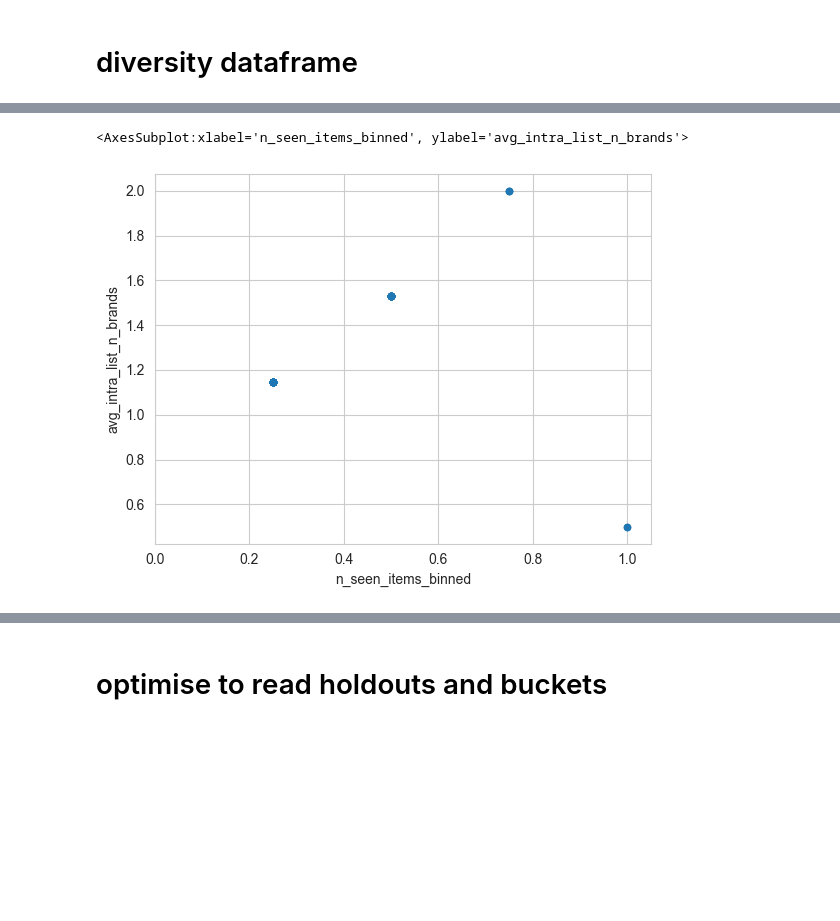
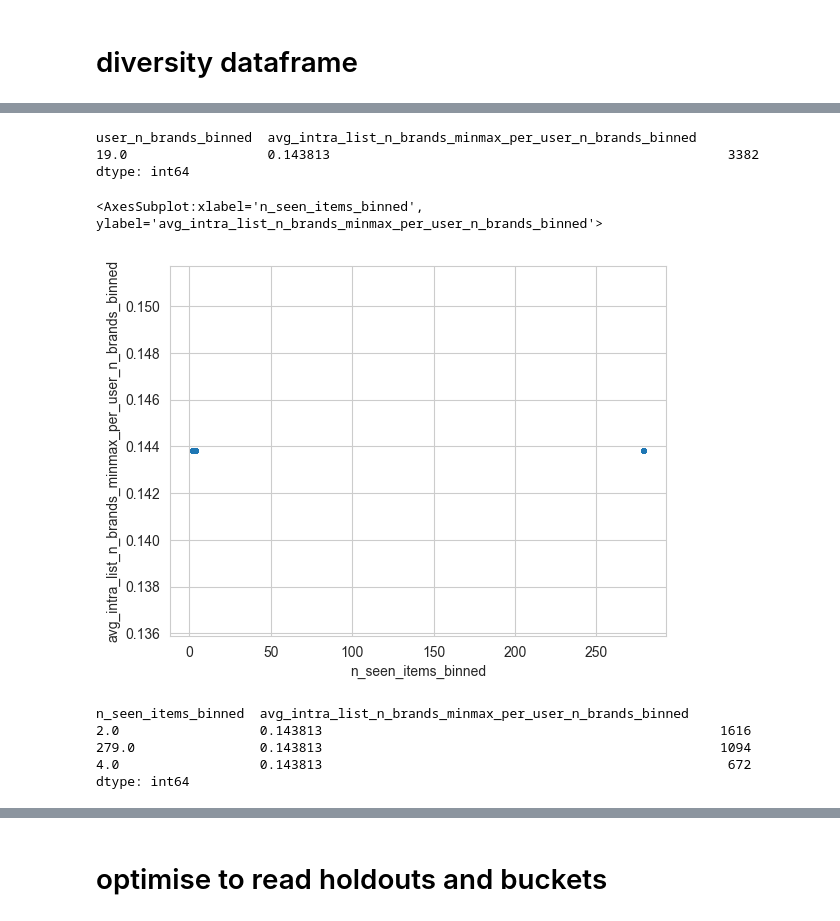
Before and after one commit to mariajoaolavoura/measuring_forgetting, a Jupyter notebook: notebooks/ADM - calculating diversity.ipynb, the cells around one changed output, grey strips where cells are left out. Drawn from its saved outputs; the diff is of its cells as text; code cells hidden in the pictures; blank space fills up the shorter version.

Commit message:
re writing code to make it faster + minmax scaler

```diff
--- a/notebooks/ADM - calculating diversity.ipynb
+++ b/notebooks/ADM - calculating diversity.ipynb
@@ -1149,15 +1328,23 @@ diversity_df
 # %%
 def get_avg_recdiv_per_bin(df, rec_div_col, bin_col):
     avg_recdiv_bin_col = 'avg_'+rec_div_col+'_per_'+bin_col
-    avg_recdiv_per_bin = df[[bin_col, rec_div_col]].groupby(bin_col).mean().reset_index()
-    avg_recdiv_per_bin.columns = [bin_col, avg_recdiv_bin_col]
-    return avg_recdiv_per_bin
+    avg_recdiv_per_bin = df[['bucket_idx','holdout_idx',bin_col, rec_div_col]]\
+                            .groupby(['bucket_idx','holdout_idx', bin_col])\
+                                .mean().reset_index()
+    avg_recdiv_per_bin.columns = ['bucket_idx','holdout_idx',bin_col, avg_recdiv_bin_col]
+    return avg_recdiv_per_bin, avg_recdiv_bin_col
 # %%
 # avg_recdiv_profilebin_col = 'avg_'+rec_div_col+'_per_'+user_profile_size_bin_col
 # avg_recdiv_per_profilebin = diversity_df[[user_profile_size_bin_col, rec_div_col]].groupby(user_profile_size_bin_col).mean().reset_index()
 # avg_recdiv_per_profilebin.columns = [user_profile_size_bin_col, avg_recdiv_profilebin_col]
 # avg_recdiv_per_profilebin
 
-avg_recdiv_per_profilebin = get_avg_recdiv_per_bin(diversity_df, rec_div_col, user_profile_size_bin_col)
-avg_recdiv_per_profilebin
+print('scaled:\n',get_avg_recdiv_per_bin(diversity_df, rec_div_col_minmax, user_profile_size_bin_col))
+print('NOT scaled:\n',get_avg_recdiv_per_bin(diversity_df, rec_div_col, user_profile_size_bin_col))
+
+print('the chosen:')
+avg_recdiv_per_profilebin_df, avg_recdiv_profilebin_col = get_avg_recdiv_per_bin(diversity_df,
+                                                                                 rec_div_col_minmax,
+                                                                                 user_profile_size_bin_col)
+avg_recdiv_per_profilebin_df
 # %% [output]
@@ -1173,0 +1372,9 @@ avg_recdiv_per_userdivbin
+# %%
+print('scaled:\n',get_avg_recdiv_per_bin(diversity_df, rec_div_col_minmax, user_div_bin_col))
+print('NOT scaled:\n',get_avg_recdiv_per_bin(diversity_df, rec_div_col, user_div_bin_col))
+
+print('the chosen:')
+avg_recdiv_per_userdivbin_df, avg_recdiv_userdivbin_col = get_avg_recdiv_per_bin(diversity_df,
+                                                                                 rec_div_col_minmax,
+                                                                                 user_div_bin_col)
+avg_recdiv_per_userdivbin_df
@@ -1174,5 +1397,5 @@ avg_recdiv_per_userdivbin
 # %%
-diversity_df = pd.merge(diversity_df, avg_recdiv_per_profilebin)
-diversity_df = pd.merge(diversity_df, avg_recdiv_per_userdivbin)
+diversity_df = pd.merge(diversity_df, avg_recdiv_per_profilebin_df)
+diversity_df = pd.merge(diversity_df, avg_recdiv_per_userdivbin_df)
 diversity_df
 # %% [output]
@@ -1192,10 +1423,25 @@ diversity_df
+# %%
+diversity_df[['user_n_brands_binned', avg_recdiv_userdivbin_col]].value_counts()
+# %% [output]
+user_n_brands_binned  avg_intra_list_n_brands_minmax_per_user_n_brands_binned
+19.0                  0.143813                                                   3382
+dtype: int64
 # %%
-diversity_df[['n_seen_items_binned', avg_rec_div_col]].plot(x='n_seen_items_binned',
-                                                            y=avg_rec_div_col,
+diversity_df[['n_seen_items_binned', avg_recdiv_userdivbin_col]].plot(x='n_seen_items_binned',
+                                                            y=avg_recdiv_userdivbin_col,
                                                             kind='scatter',
-                                                            xlim=[0,1.05])
+                                                            marker='+')#,
+                                                            # xlim=[0,1.05])
 # %% [output]
-<AxesSubplot:xlabel='n_seen_items_binned', ylabel='avg_intra_list_n_brands'>
+<AxesSubplot:xlabel='n_seen_items_binned', ylabel='avg_intra_list_n_brands_minmax_per_user_n_brands_binned'>
-[figure, old version]
+[figure, new version]
+# %%
+diversity_df[['n_seen_items_binned', avg_recdiv_userdivbin_col]].value_counts()
+# %% [output]
+n_seen_items_binned  avg_intra_list_n_brands_minmax_per_user_n_brands_binned
+2.0                  0.143813                                                   1616
+279.0                0.143813                                                   1094
+4.0                  0.143813                                                    672
+dtype: int64
 # %%
 #.set_index('user_id')
```
Also changed, not shown: parts of 114 cells of this notebook.
